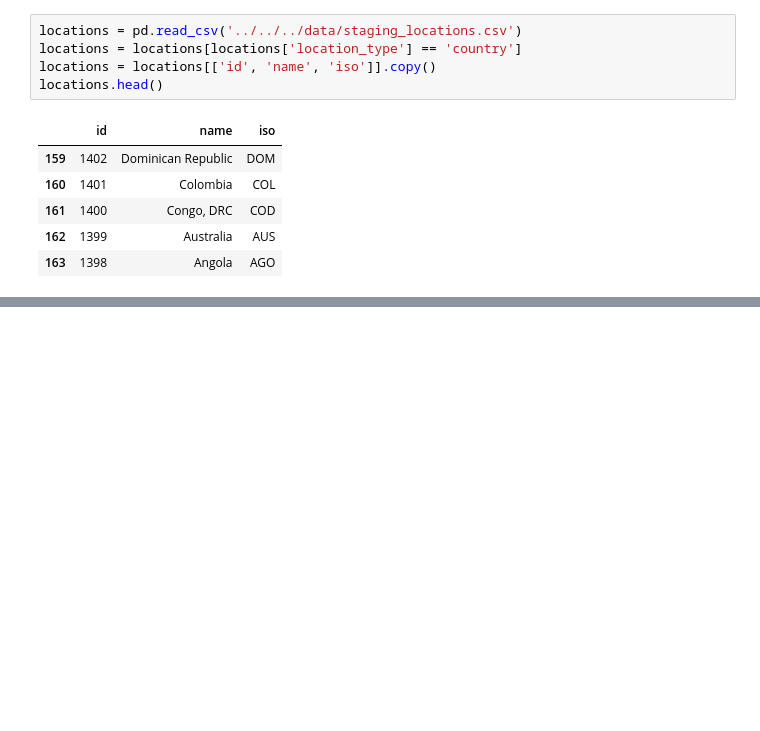
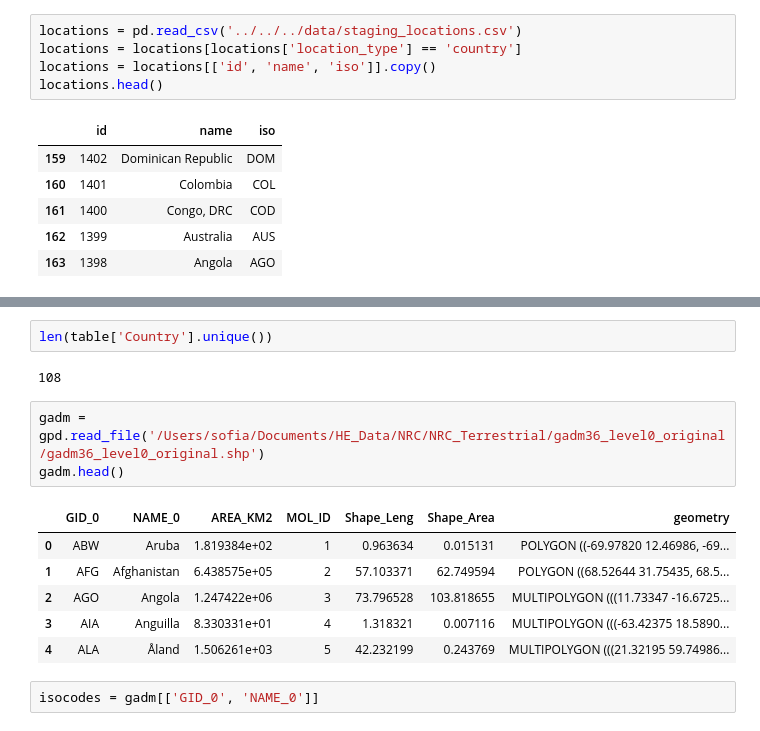
Before and after one commit to lhilarides/mangrove-atlas, a Jupyter notebook: data/notebooks/Lab/data_processing/restoration_and_degradation_widget.ipynb, the cells around one changed output, grey strips where cells are left out. Cells and saved outputs as stored; diff of their text form; blank space fills up the shorter version.

```diff
--- a/data/notebooks/Lab/data_processing/restoration_and_degradation_widget.ipynb
+++ b/data/notebooks/Lab/data_processing/restoration_and_degradation_widget.ipynb
@@ -67,0 +82,16 @@ locations.head()
+# %%
+len(table['Country'].unique())
+# %% [output]
+108
+# %%
+gadm = gpd.read_file('/Users/sofia/Documents/HE_Data/NRC/NRC_Terrestrial/gadm36_level0_original/gadm36_level0_original.shp')
+gadm.head()
+# %% [output]
+|  | GID_0 | NAME_0 | AREA_KM2 | MOL_ID | Shape_Leng | Shape_Area | geometry |
+| 0 | ABW | Aruba | 1.819384e+02 | 1 | 0.963634 | 0.015131 | POLYGON ((-69.97820 12.46986, -69... |
+| 1 | AFG | Afghanistan | 6.438575e+05 | 2 | 57.103371 | 62.749594 | POLYGON ((68.52644 31.75435, 68.5... |
+| 2 | AGO | Angola | 1.247422e+06 | 3 | 73.796528 | 103.818655 | MULTIPOLYGON (((11.73347 -16.6725... |
+| 3 | AIA | Anguilla | 8.330331e+01 | 4 | 1.318321 | 0.007116 | MULTIPOLYGON (((-63.42375 18.5890... |
+| 4 | ALA | Åland | 1.506261e+03 | 5 | 42.232199 | 0.243769 | MULTIPOLYGON (((21.32195 59.74986... |
+# %%
+isocodes = gadm[['GID_0', 'NAME_0']]
```
Also changed, not shown: parts of 18 cells of this notebook.
